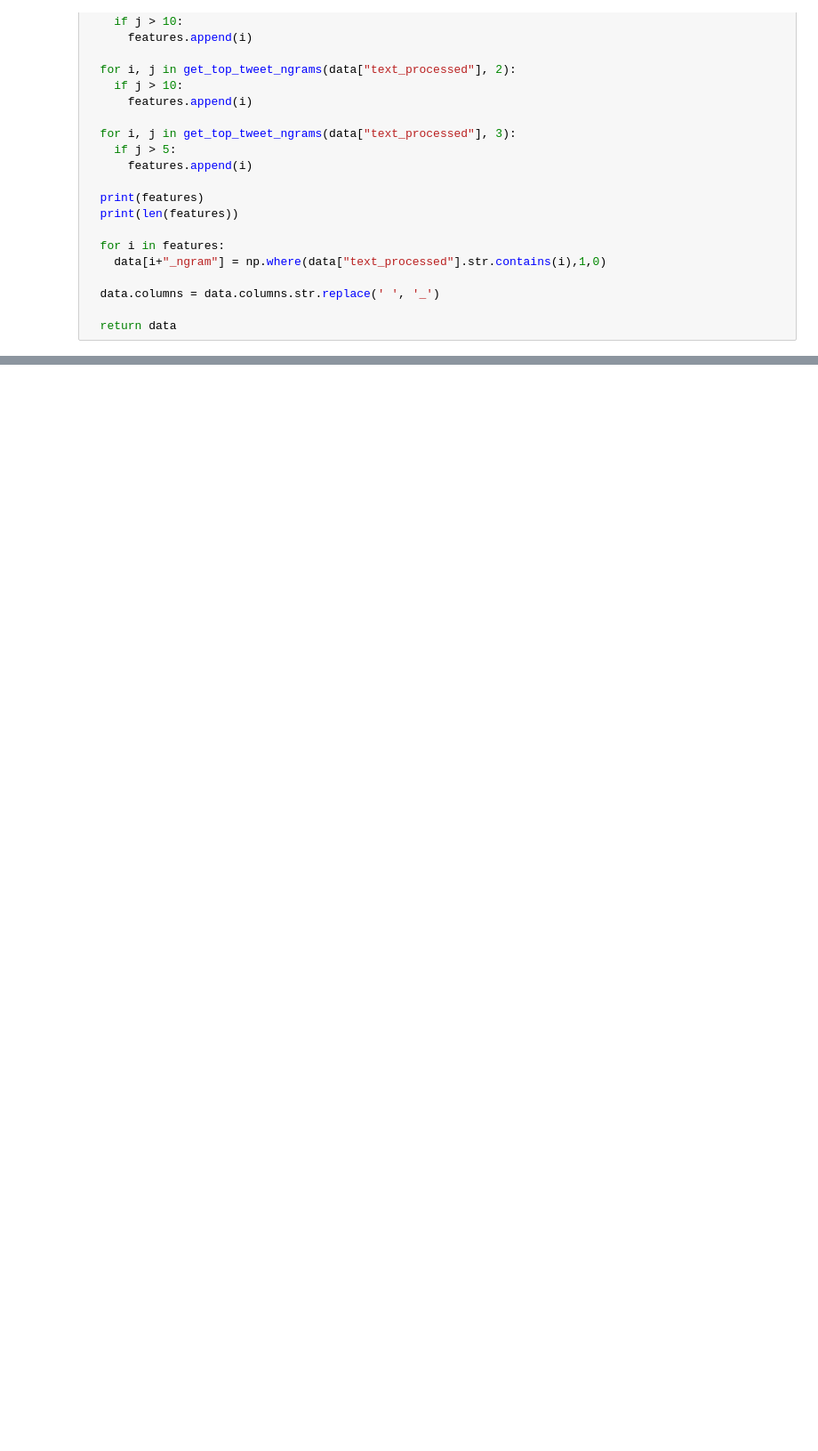
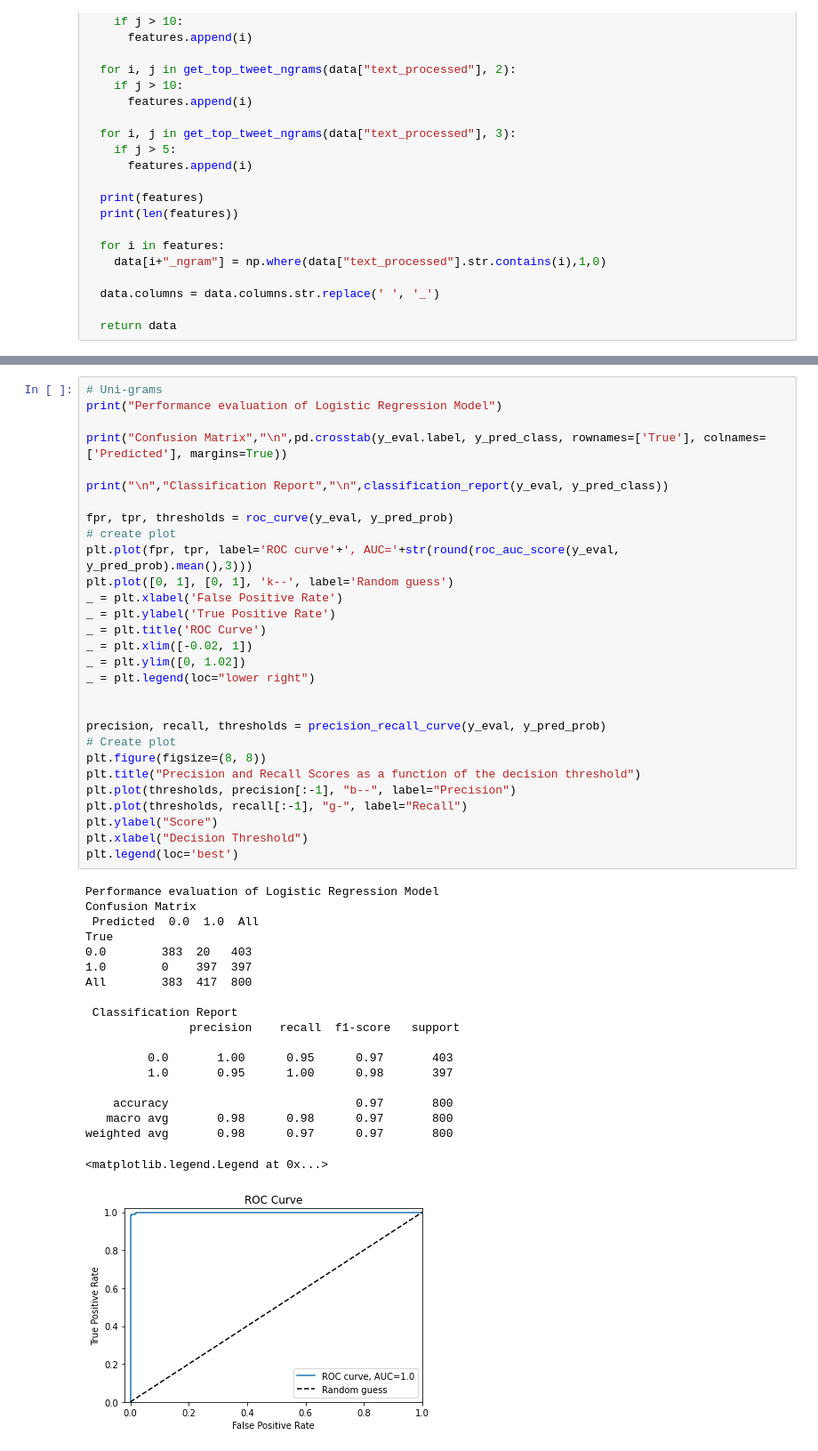
Before and after one commit to sandhyaparna/NLP, a Jupyter notebook: Dell_Take_Home.ipynb, the cells around one changed output, grey strips where cells are left out. Shown at 89% size. Cells and saved outputs as stored; diff of their text form; blank space fills up the shorter version.

```diff
--- a/Dell_Take_Home.ipynb
+++ b/Dell_Take_Home.ipynb
@@ -183,0 +262,49 @@ def baseline_model(data, text_var):
+# %%
+# Uni-grams
+print("Performance evaluation of Logistic Regression Model")
+
+print("Confusion Matrix","\n",pd.crosstab(y_eval.label, y_pred_class, rownames=['True'], colnames=['Predicted'], margins=True))
+
+print("\n","Classification Report","\n",classification_report(y_eval, y_pred_class))
+
+fpr, tpr, thresholds = roc_curve(y_eval, y_pred_prob)
+# create plot
+plt.plot(fpr, tpr, label='ROC curve'+', AUC='+str(round(roc_auc_score(y_eval, y_pred_prob).mean(),3)))
+plt.plot([0, 1], [0, 1], 'k--', label='Random guess')
+_ = plt.xlabel('False Positive Rate')
+_ = plt.ylabel('True Positive Rate')
+_ = plt.title('ROC Curve')
+_ = plt.xlim([-0.02, 1])
+_ = plt.ylim([0, 1.02])
+_ = plt.legend(loc="lower right")
+
+
+precision, recall, thresholds = precision_recall_curve(y_eval, y_pred_prob)
+# Create plot
+plt.figure(figsize=(8, 8))
+plt.title("Precision and Recall Scores as a function of the decision threshold")
+plt.plot(thresholds, precision[:-1], "b--", label="Precision")
+plt.plot(thresholds, recall[:-1], "g-", label="Recall")
+plt.ylabel("Score")
+plt.xlabel("Decision Threshold")
+plt.legend(loc='best')
+# %% [output]
+Performance evaluation of Logistic Regression Model
+Confusion Matrix
+ Predicted  0.0  1.0  All
+True
+0.0        383  20   403
+1.0        0    397  397
+All        383  417  800
+
+ Classification Report
+               precision    recall  f1-score   support
+
+         0.0       1.00      0.95      0.97       403
+         1.0       0.95      1.00      0.98       397
+
+    accuracy                           0.97       800
+   macro avg       0.98      0.98      0.97       800
+weighted avg       0.98      0.97      0.97       800
+<matplotlib.legend.Legend at 0x...>
+[figure, added]
```
Also changed, not shown: parts of 11 cells of this notebook.
